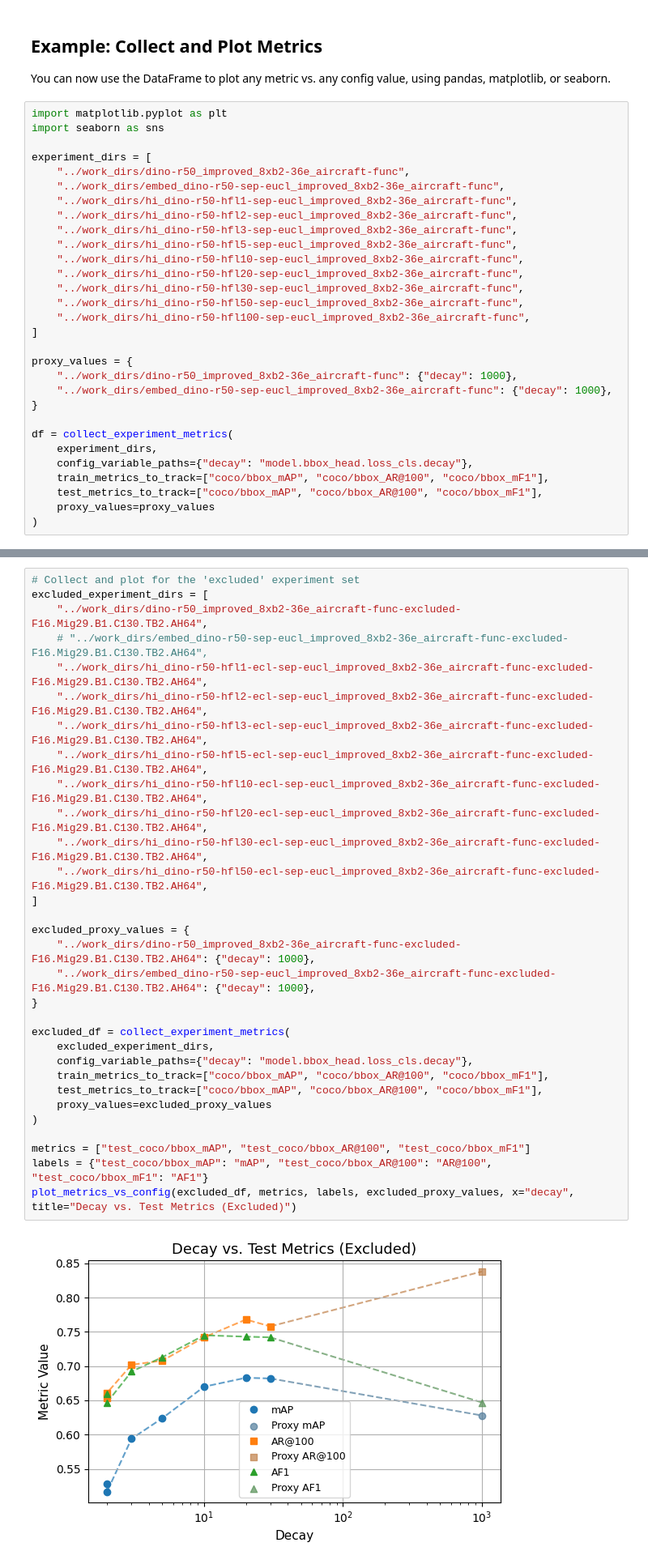
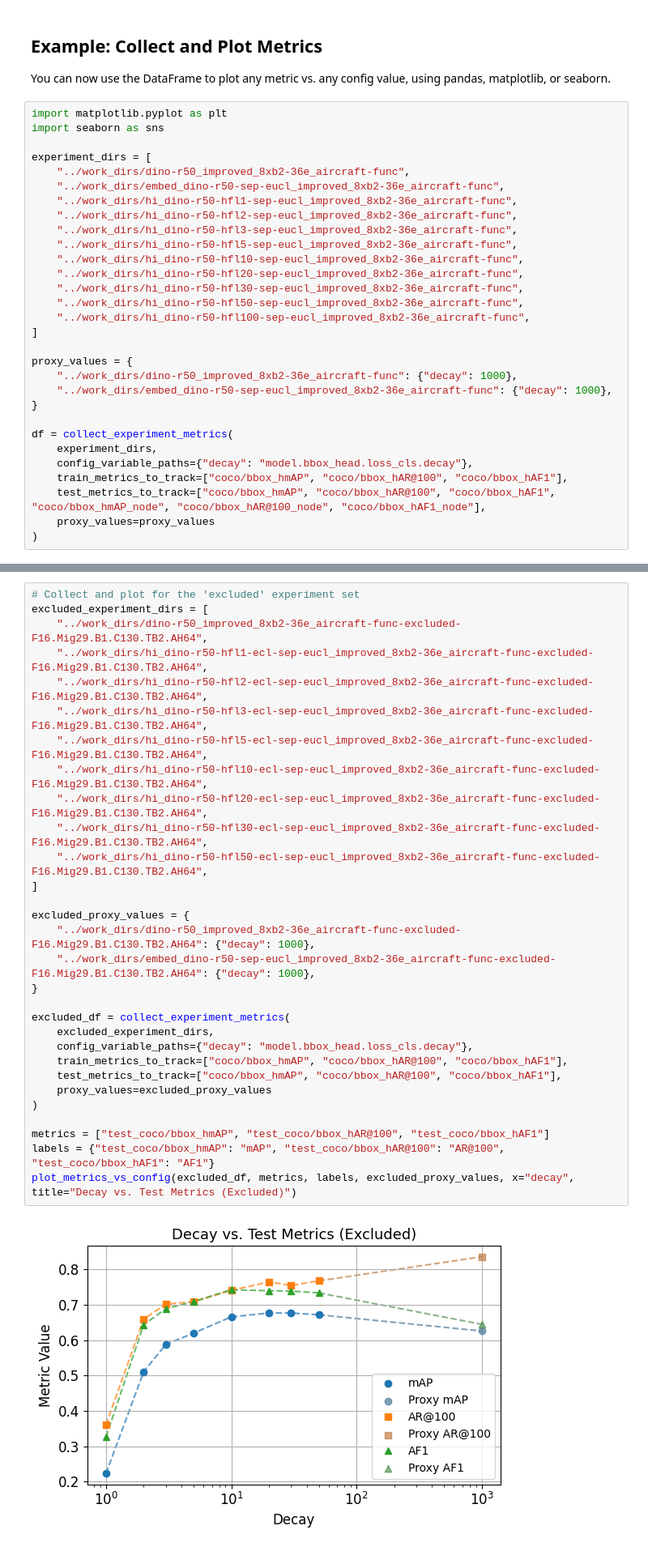
Before and after one commit to Gogonemnem/hierarchical-object-detection, a Jupyter notebook: notebooks/metrics_dataframe.ipynb, the cells around one changed output, grey strips where cells are left out. Shown at 81% size. Cells and saved outputs as stored; diff of their text form.

```diff
--- a/notebooks/metrics_dataframe.ipynb
+++ b/notebooks/metrics_dataframe.ipynb
@@ -130,8 +130,8 @@ proxy_values = {
 df = collect_experiment_metrics(
     experiment_dirs,
     config_variable_paths={"decay": "model.bbox_head.loss_cls.decay"},
-    train_metrics_to_track=["coco/bbox_mAP", "coco/bbox_AR@100", "coco/bbox_mF1"],
-    test_metrics_to_track=["coco/bbox_mAP", "coco/bbox_AR@100", "coco/bbox_mF1"],
+    train_metrics_to_track=["coco/bbox_hmAP", "coco/bbox_hAR@100", "coco/bbox_hAF1"],
+    test_metrics_to_track=["coco/bbox_hmAP", "coco/bbox_hAR@100", "coco/bbox_hAF1", "coco/bbox_hmAP_node", "coco/bbox_hAR@100_node", "coco/bbox_hAF1_node"],
     proxy_values=proxy_values
 )
 # %%
@@ -223,36 +230,35 @@ display(df)
 # %%
 # Collect and plot for the 'excluded' experiment set
 excluded_experiment_dirs = [
     "../work_dirs/dino-r50_improved_8xb2-36e_aircraft-func-excluded-F16.Mig29.B1.C130.TB2.AH64",
-    # "../work_dirs/embed_dino-r50-sep-eucl_improved_8xb2-36e_aircraft-func-excluded-F16.Mig29.B1.C130.TB2.AH64",
     "../work_dirs/hi_dino-r50-hfl1-ecl-sep-eucl_improved_8xb2-36e_aircraft-func-excluded-F16.Mig29.B1.C130.TB2.AH64",
     "../work_dirs/hi_dino-r50-hfl2-ecl-sep-eucl_improved_8xb2-36e_aircraft-func-excluded-F16.Mig29.B1.C130.TB2.AH64",
     "../work_dirs/hi_dino-r50-hfl3-ecl-sep-eucl_improved_8xb2-36e_aircraft-func-excluded-F16.Mig29.B1.C130.TB2.AH64",
     "../work_dirs/hi_dino-r50-hfl5-ecl-sep-eucl_improved_8xb2-36e_aircraft-func-excluded-F16.Mig29.B1.C130.TB2.AH64",
     "../work_dirs/hi_dino-r50-hfl10-ecl-sep-eucl_improved_8xb2-36e_aircraft-func-excluded-F16.Mig29.B1.C130.TB2.AH64",
     "../work_dirs/hi_dino-r50-hfl20-ecl-sep-eucl_improved_8xb2-36e_aircraft-func-excluded-F16.Mig29.B1.C130.TB2.AH64",
     "../work_dirs/hi_dino-r50-hfl30-ecl-sep-eucl_improved_8xb2-36e_aircraft-func-excluded-F16.Mig29.B1.C130.TB2.AH64",
     "../work_dirs/hi_dino-r50-hfl50-ecl-sep-eucl_improved_8xb2-36e_aircraft-func-excluded-F16.Mig29.B1.C130.TB2.AH64",
 ]
 
 excluded_proxy_values = {
     "../work_dirs/dino-r50_improved_8xb2-36e_aircraft-func-excluded-F16.Mig29.B1.C130.TB2.AH64": {"decay": 1000},
     "../work_dirs/embed_dino-r50-sep-eucl_improved_8xb2-36e_aircraft-func-excluded-F16.Mig29.B1.C130.TB2.AH64": {"decay": 1000},
 }
 
 excluded_df = collect_experiment_metrics(
     excluded_experiment_dirs,
     config_variable_paths={"decay": "model.bbox_head.loss_cls.decay"},
-    train_metrics_to_track=["coco/bbox_mAP", "coco/bbox_AR@100", "coco/bbox_mF1"],
-    test_metrics_to_track=["coco/bbox_mAP", "coco/bbox_AR@100", "coco/bbox_mF1"],
+    train_metrics_to_track=["coco/bbox_hmAP", "coco/bbox_hAR@100", "coco/bbox_hAF1"],
+    test_metrics_to_track=["coco/bbox_hmAP", "coco/bbox_hAR@100", "coco/bbox_hAF1"],
     proxy_values=excluded_proxy_values
 )
 
-metrics = ["test_coco/bbox_mAP", "test_coco/bbox_AR@100", "test_coco/bbox_mF1"]
-labels = {"test_coco/bbox_mAP": "mAP", "test_coco/bbox_AR@100": "AR@100", "test_coco/bbox_mF1": "AF1"}
+metrics = ["test_coco/bbox_hmAP", "test_coco/bbox_hAR@100", "test_coco/bbox_hAF1"]
+labels = {"test_coco/bbox_hmAP": "mAP", "test_coco/bbox_hAR@100": "AR@100", "test_coco/bbox_hAF1": "AF1"}
 plot_metrics_vs_config(excluded_df, metrics, labels, excluded_proxy_values, x="decay", title="Decay vs. Test Metrics (Excluded)")
 # %% [output]
-[figure, old version]
+[figure, new version]
 # %%
 display(excluded_df)
 # %% [output]
```
Also changed, not shown: parts of 8 cells of this notebook, 5 other files.
